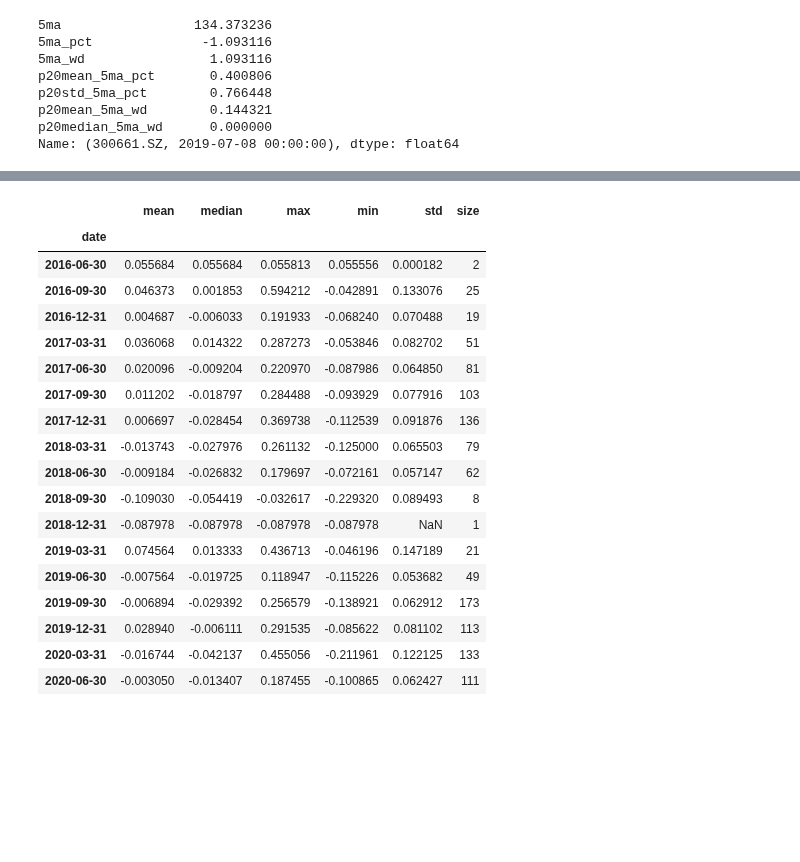
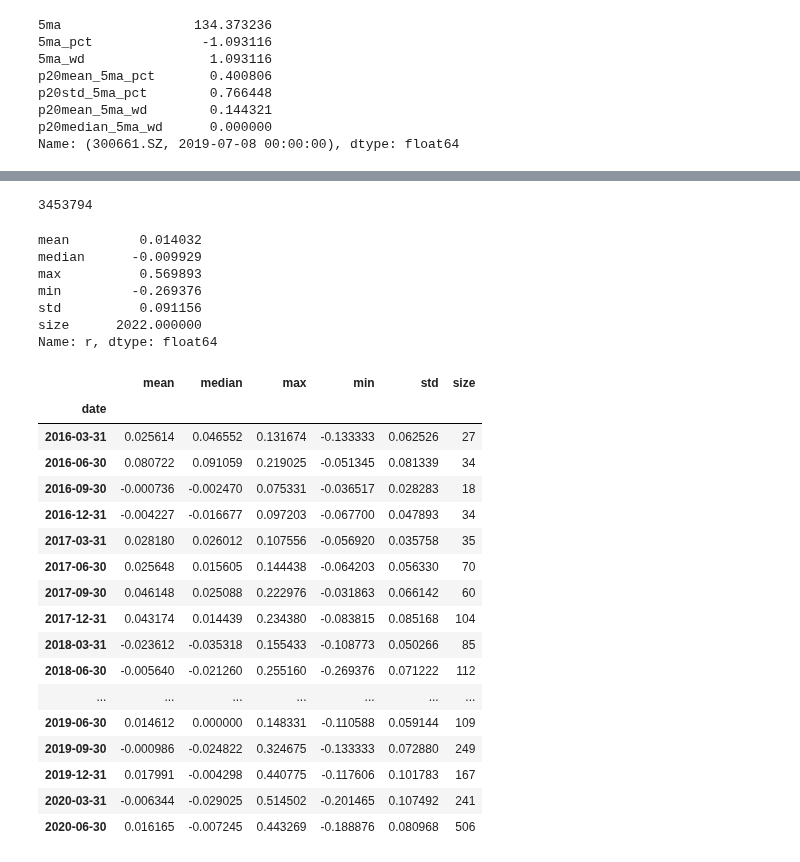
Before and after one commit to Bantorra0/Quant, a Jupyter notebook: Untitled1.ipynb, the cells around one changed output, grey strips where cells are left out. Cells and saved outputs as stored; diff of their text form; code cells hidden in the pictures; blank space fills up the shorter version.

```diff
--- a/Untitled1.ipynb
+++ b/Untitled1.ipynb
@@ -587,23 +587,26 @@ p20mean_5ma_wd        0.144321
 p20median_5ma_wd      0.000000
 Name: (300661.SZ, 2019-07-08 00:00:00), dtype: float64
 # %%
-# t0 = time.time()
+t0 = time.time()
 # groupby_rolling(df,level="code",window=10,ops=[('turnover_rate','mean'),('amt','mean')],check_col='open')
 # df['p10mean_turnover_rate'] = df.reset_index('code').groupby('code')['turnover_rate'].rolling(10).mean()
 # df['p10mean_amt'] = df.reset_index('code').groupby('code')['amt'].rolling(10).mean()
-print(time.time()-t0)
-masks = [df_tmp['p20mean_5ma_pct']>0.4,
-         df_tmp['p20mean_5ma_pct']<2,
-         df_tmp['p20std_5ma_pct']<df_tmp['p20mean_5ma_pct']*1.5,
-         df_tmp['p20mean_5ma_wd']<0.4*df_tmp['p20mean_5ma_pct'],
-         df['close/5ma']<1,
-         df['close/250ma']>1.2,
+
+# (df_tmp.index != df.index).sum()
+# df_tmp = df_tmp.reindex(df.index)
+# print(time.time()-t0)
+masks = [df_tmp['p20mean_5ma_pct']>0.1,
+         df_tmp['p20mean_5ma_pct']<4,
+         df_tmp['p20std_5ma_pct']<df_tmp['p20mean_5ma_pct']*3,
+         df_tmp['p20mean_5ma_wd']<0.6*df_tmp['p20mean_5ma_pct'],
+         df['close/5ma']<1.1,
+#          df['close/250ma']>1.05,
 # #          df['close/120ma']>1.2,
-         df['close/60ma']>1.1,
-         df['close/60ma']<1.15,
+#          df['close/60ma']>1.1,
+         df['close/60ma']<1.2,
          df['circ_mv']>100e4,
          df['total_mv']>200e4,
-         df['close0']>5,
+         df['close0']>100,
          df['p10mean_amt']>2,
          df['p10mean_turnover_rate']<5,
          df.index.get_level_values('date')>='2016-01-01',
@@ -631,4 +633,8 @@ for m in masks:
 # %%
+# mask_date = df_r.index.get_level_values('date')>='2016-01-01'
+df_r.loc[mask_date,'r'].agg(agg_operations[:-1])
+mask_date.sum()
+
 index= df_tmp.index[mask_final]
 df_r.loc[index,'r'].agg(agg_operations)
 df_r.loc[index].reset_index('code')['r'].resample('Q').agg(agg_operations)
@@ -642,23 +647,30 @@ size      1167.000000
 Name: r, dtype: float64
+3453794
+mean         0.014032
+median      -0.009929
+max          0.569893
+min         -0.269376
+std          0.091156
+size      2022.000000
+Name: r, dtype: float64
 |  | mean | median | max | min | std | size |
 | date |  |  |  |  |  |  |
-| 2016-06-30 | 0.055684 | 0.055684 | 0.055813 | 0.055556 | 0.000182 | 2 |
-| 2016-09-30 | 0.046373 | 0.001853 | 0.594212 | -0.042891 | 0.133076 | 25 |
-| 2016-12-31 | 0.004687 | -0.006033 | 0.191933 | -0.068240 | 0.070488 | 19 |
-| 2017-03-31 | 0.036068 | 0.014322 | 0.287273 | -0.053846 | 0.082702 | 51 |
-| 2017-06-30 | 0.020096 | -0.009204 | 0.220970 | -0.087986 | 0.064850 | 81 |
-| 2017-09-30 | 0.011202 | -0.018797 | 0.284488 | -0.093929 | 0.077916 | 103 |
-| 2017-12-31 | 0.006697 | -0.028454 | 0.369738 | -0.112539 | 0.091876 | 136 |
-| 2018-03-31 | -0.013743 | -0.027976 | 0.261132 | -0.125000 | 0.065503 | 79 |
-| 2018-06-30 | -0.009184 | -0.026832 | 0.179697 | -0.072161 | 0.057147 | 62 |
-| 2018-09-30 | -0.109030 | -0.054419 | -0.032617 | -0.229320 | 0.089493 | 8 |
-| 2018-12-31 | -0.087978 | -0.087978 | -0.087978 | -0.087978 | NaN | 1 |
-| 2019-03-31 | 0.074564 | 0.013333 | 0.436713 | -0.046196 | 0.147189 | 21 |
-| 2019-06-30 | -0.007564 | -0.019725 | 0.118947 | -0.115226 | 0.053682 | 49 |
-| 2019-09-30 | -0.006894 | -0.029392 | 0.256579 | -0.138921 | 0.062912 | 173 |
-| 2019-12-31 | 0.028940 | -0.006111 | 0.291535 | -0.085622 | 0.081102 | 113 |
-| 2020-03-31 | -0.016744 | -0.042137 | 0.455056 | -0.211961 | 0.122125 | 133 |
-| 2020-06-30 | -0.003050 | -0.013407 | 0.187455 | -0.100865 | 0.062427 | 111 |
+| 2016-03-31 | 0.025614 | 0.046552 | 0.131674 | -0.133333 | 0.062526 | 27 |
+| 2016-06-30 | 0.080722 | 0.091059 | 0.219025 | -0.051345 | 0.081339 | 34 |
+| 2016-09-30 | -0.000736 | -0.002470 | 0.075331 | -0.036517 | 0.028283 | 18 |
+| 2016-12-31 | -0.004227 | -0.016677 | 0.097203 | -0.067700 | 0.047893 | 34 |
+| 2017-03-31 | 0.028180 | 0.026012 | 0.107556 | -0.056920 | 0.035758 | 35 |
+| 2017-06-30 | 0.025648 | 0.015605 | 0.144438 | -0.064203 | 0.056330 | 70 |
+| 2017-09-30 | 0.046148 | 0.025088 | 0.222976 | -0.031863 | 0.066142 | 60 |
+| 2017-12-31 | 0.043174 | 0.014439 | 0.234380 | -0.083815 | 0.085168 | 104 |
+| 2018-03-31 | -0.023612 | -0.035318 | 0.155433 | -0.108773 | 0.050266 | 85 |
+| 2018-06-30 | -0.005640 | -0.021260 | 0.255160 | -0.269376 | 0.071222 | 112 |
+| ... | ... | ... | ... | ... | ... | ... |
+| 2019-06-30 | 0.014612 | 0.000000 | 0.148331 | -0.110588 | 0.059144 | 109 |
+| 2019-09-30 | -0.000986 | -0.024822 | 0.324675 | -0.133333 | 0.072880 | 249 |
+| 2019-12-31 | 0.017991 | -0.004298 | 0.440775 | -0.117606 | 0.101783 | 167 |
+| 2020-03-31 | -0.006344 | -0.029025 | 0.514502 | -0.201465 | 0.107492 | 241 |
+| 2020-06-30 | 0.016165 | -0.007245 | 0.443269 | -0.188876 | 0.080968 | 506 |
 # %%
 tmp = df_r.loc[index].sort_values('date',ascending=False)
 tmp[tmp['r'].notnull()].tail(30)
```
Also changed, not shown: parts of 8 cells of this notebook, 1 other file.
